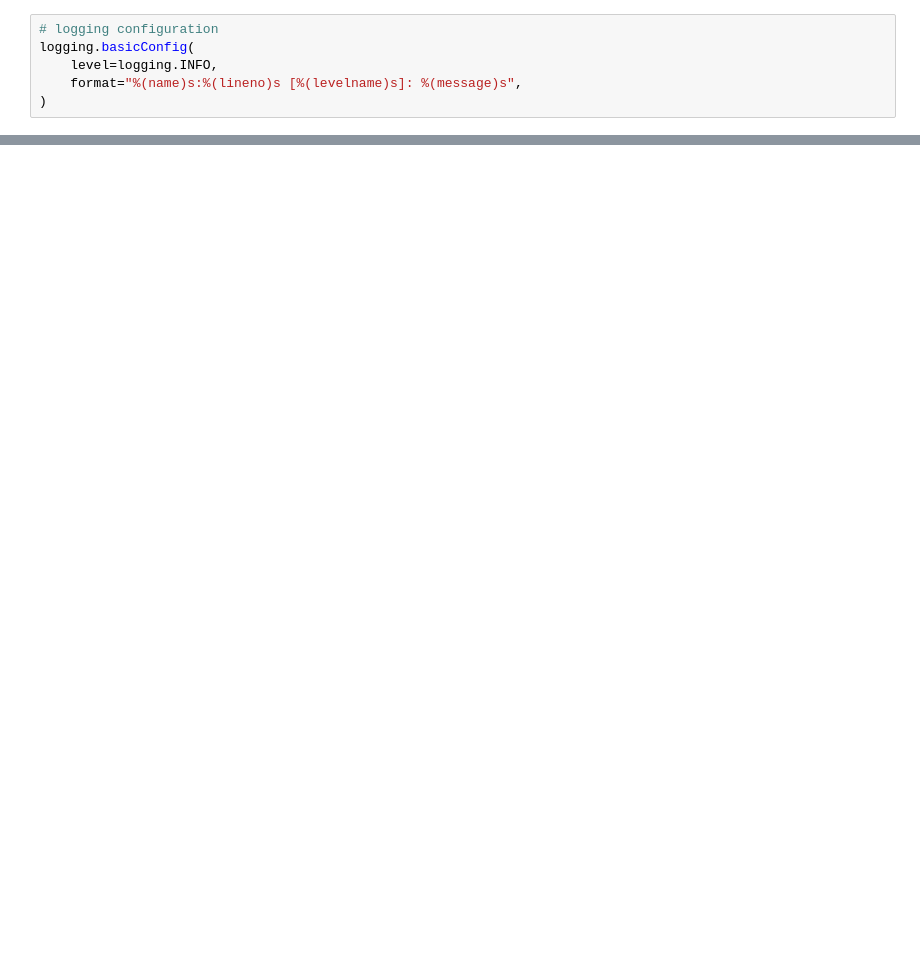
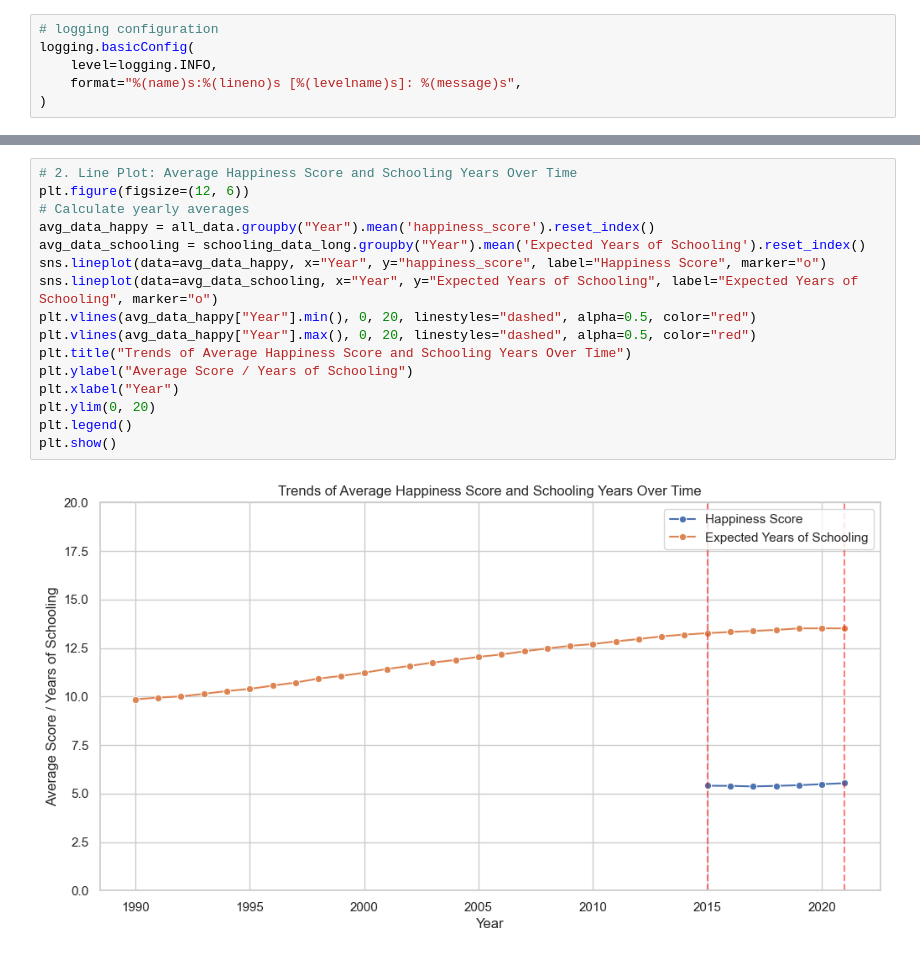
Before and after one commit to akumm2k/acim-happiness, a Jupyter notebook: src/analysis_schoolng.ipynb, the cells around one changed output, grey strips where cells are left out. Cells and saved outputs as stored; diff of their text form; blank space fills up the shorter version.

```diff
--- a/src/analysis_schoolng.ipynb
+++ b/src/analysis_schoolng.ipynb
@@ -27,0 +70,18 @@ SCHOOLING_DATA[2012]
+# %%
+# 2. Line Plot: Average Happiness Score and Schooling Years Over Time
+plt.figure(figsize=(12, 6))
+# Calculate yearly averages
+avg_data_happy = all_data.groupby("Year").mean('happiness_score').reset_index()
+avg_data_schooling = schooling_data_long.groupby("Year").mean('Expected Years of Schooling').reset_index()
+sns.lineplot(data=avg_data_happy, x="Year", y="happiness_score", label="Happiness Score", marker="o")
+sns.lineplot(data=avg_data_schooling, x="Year", y="Expected Years of Schooling", label="Expected Years of Schooling", marker="o")
+plt.vlines(avg_data_happy["Year"].min(), 0, 20, linestyles="dashed", alpha=0.5, color="red")
+plt.vlines(avg_data_happy["Year"].max(), 0, 20, linestyles="dashed", alpha=0.5, color="red")
+plt.title("Trends of Average Happiness Score and Schooling Years Over Time")
+plt.ylabel("Average Score / Years of Schooling")
+plt.xlabel("Year")
+plt.ylim(0, 20)
+plt.legend()
+plt.show()
+# %% [output]
+[figure, added]
```
Also changed, not shown: parts of 13 cells of this notebook.
